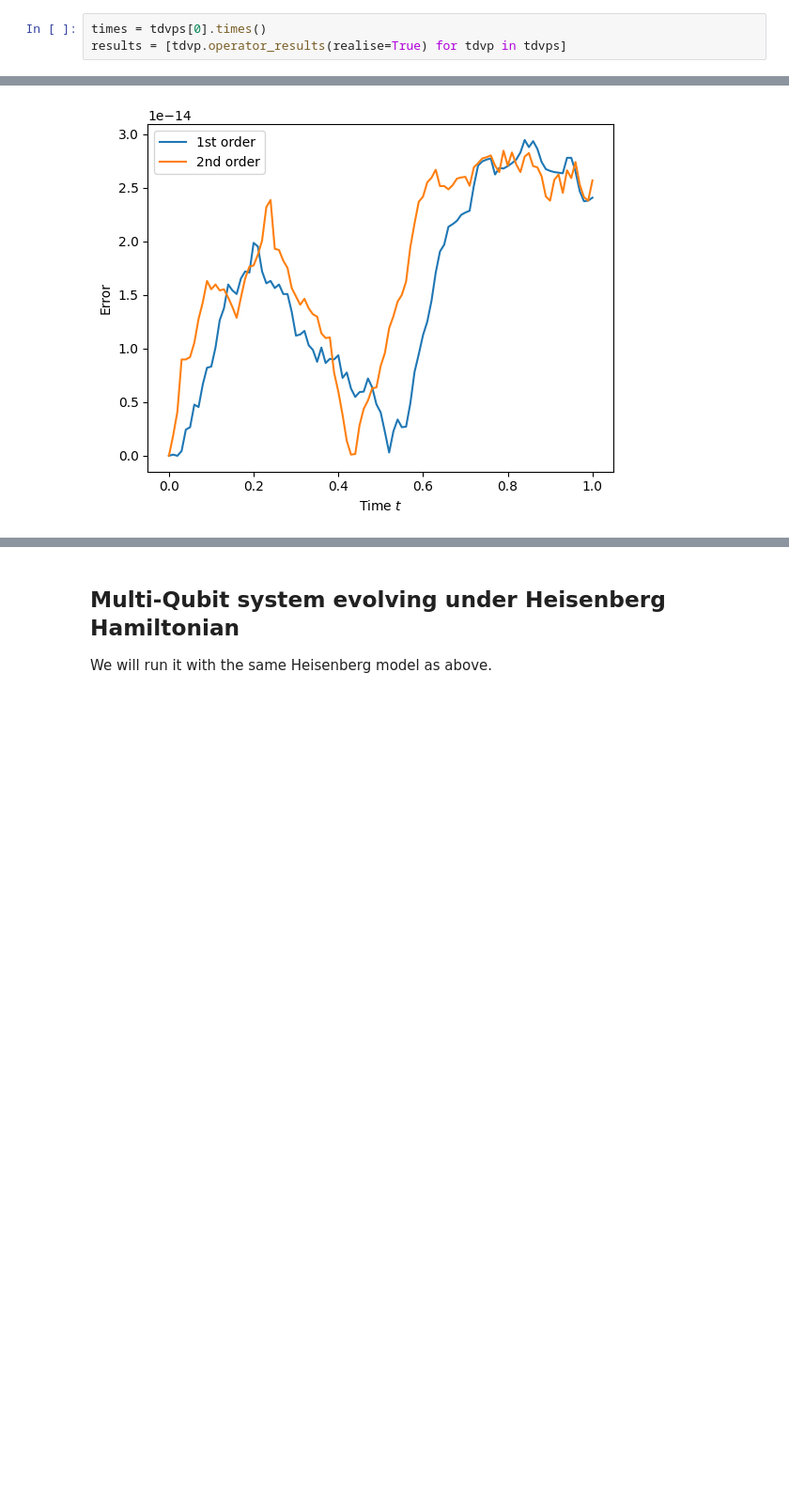
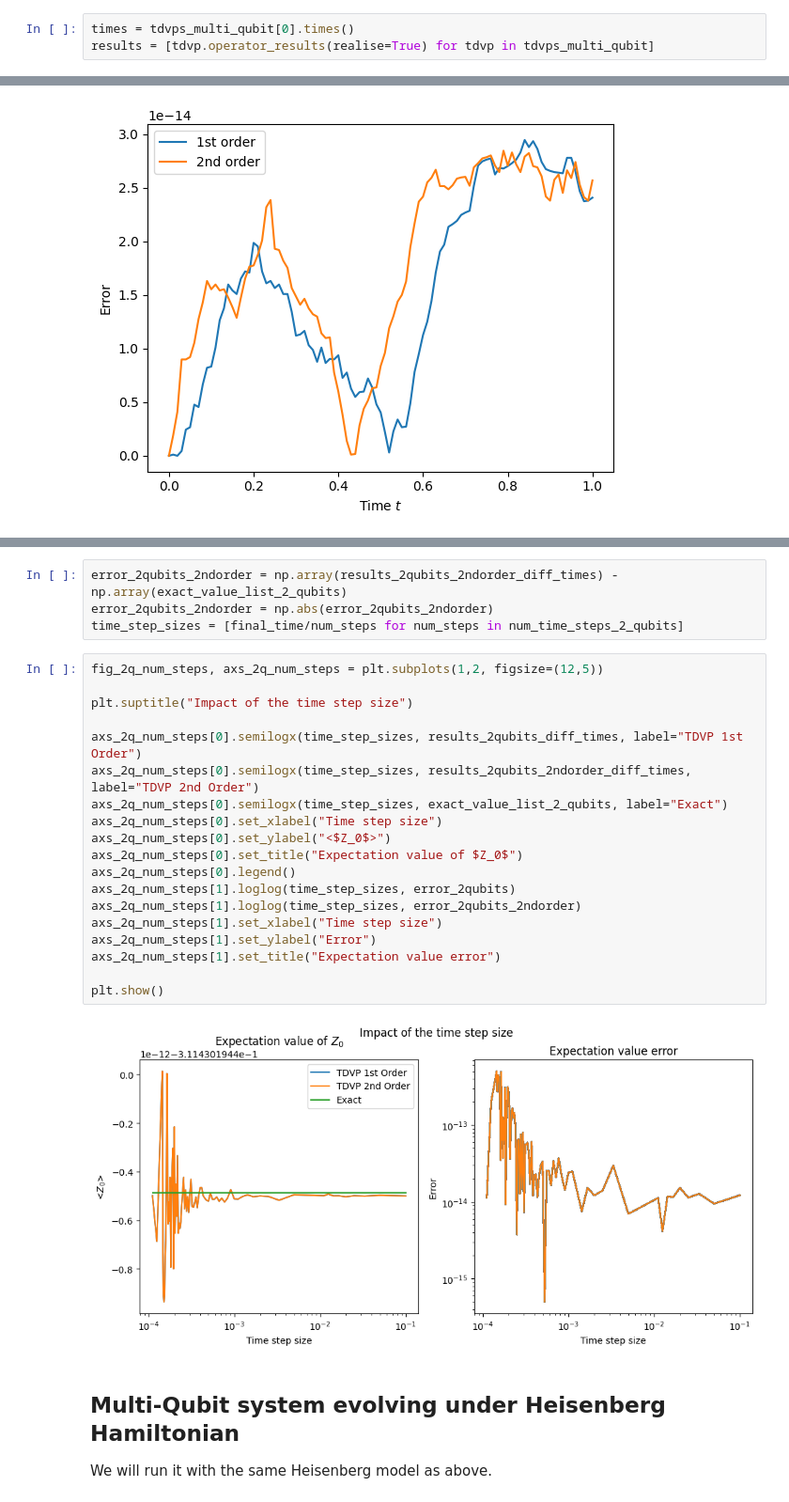
Before and after one commit to Drachier/PyTreeNet, a Jupyter notebook: example_notebooks/tdvp/demonstrating_tdvp_for_mps.ipynb, the cells around one changed output, grey strips where cells are left out. Shown at 94% size. Saved outputs shown, nothing was run; the diff lists cells and outputs as text; blank space fills up the shorter version.

```diff
--- a/example_notebooks/tdvp/demonstrating_tdvp_for_mps.ipynb
+++ b/example_notebooks/tdvp/demonstrating_tdvp_for_mps.ipynb
@@ -362,8 +358,8 @@ real
 # %% [output]
 True
 # %%
-times = tdvps[0].times()
-results = [tdvp.operator_results(realise=True) for tdvp in tdvps]
+times = tdvps_multi_qubit[0].times()
+results = [tdvp.operator_results(realise=True) for tdvp in tdvps_multi_qubit]
 # %%
 fig3, axs3 = plt.subplots(2,2,figsize=(10,10),sharex=True)
 
@@ -632,3 +643,28 @@ plt.show()
+# %%
+error_2qubits_2ndorder = np.array(results_2qubits_2ndorder_diff_times) - np.array(exact_value_list_2_qubits)
+error_2qubits_2ndorder = np.abs(error_2qubits_2ndorder)
+time_step_sizes = [final_time/num_steps for num_steps in num_time_steps_2_qubits]
+# %%
+fig_2q_num_steps, axs_2q_num_steps = plt.subplots(1,2, figsize=(12,5))
+
+plt.suptitle("Impact of the time step size")
+
+axs_2q_num_steps[0].semilogx(time_step_sizes, results_2qubits_diff_times, label="TDVP 1st Order")
+axs_2q_num_steps[0].semilogx(time_step_sizes, results_2qubits_2ndorder_diff_times, label="TDVP 2nd Order")
+axs_2q_num_steps[0].semilogx(time_step_sizes, exact_value_list_2_qubits, label="Exact")
+axs_2q_num_steps[0].set_xlabel("Time step size")
+axs_2q_num_steps[0].set_ylabel("<$Z_0$>")
+axs_2q_num_steps[0].set_title("Expectation value of $Z_0$")
+axs_2q_num_steps[0].legend()
+axs_2q_num_steps[1].loglog(time_step_sizes, error_2qubits)
+axs_2q_num_steps[1].loglog(time_step_sizes, error_2qubits_2ndorder)
+axs_2q_num_steps[1].set_xlabel("Time step size")
+axs_2q_num_steps[1].set_ylabel("Error")
+axs_2q_num_steps[1].set_title("Expectation value error")
+
+plt.show()
+# %% [output]
+[figure, added]
 # %% [markdown]
 ## Multi-Qubit system evolving under Heisenberg Hamiltonian
 We will run it with the same Heisenberg model as above.
```
Also changed, not shown: parts of 29 cells of this notebook.
